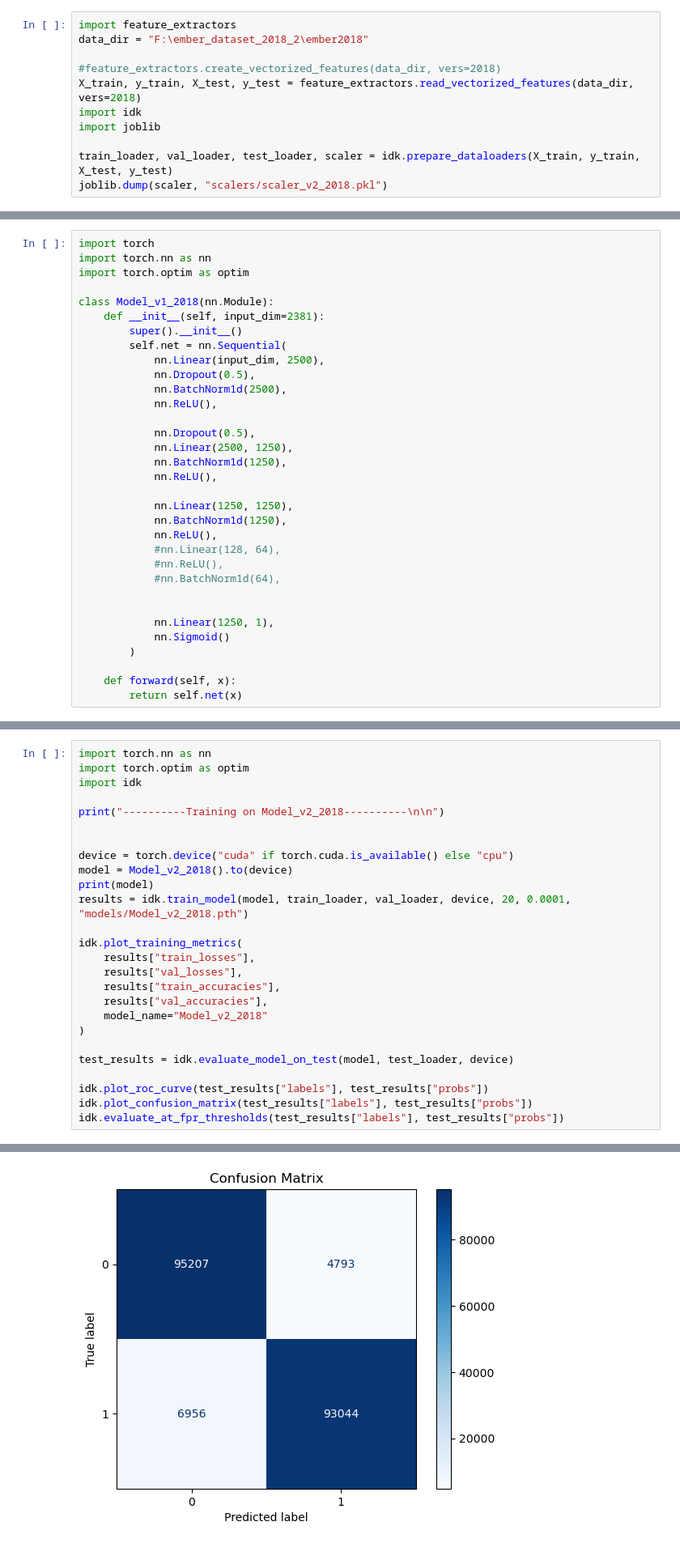
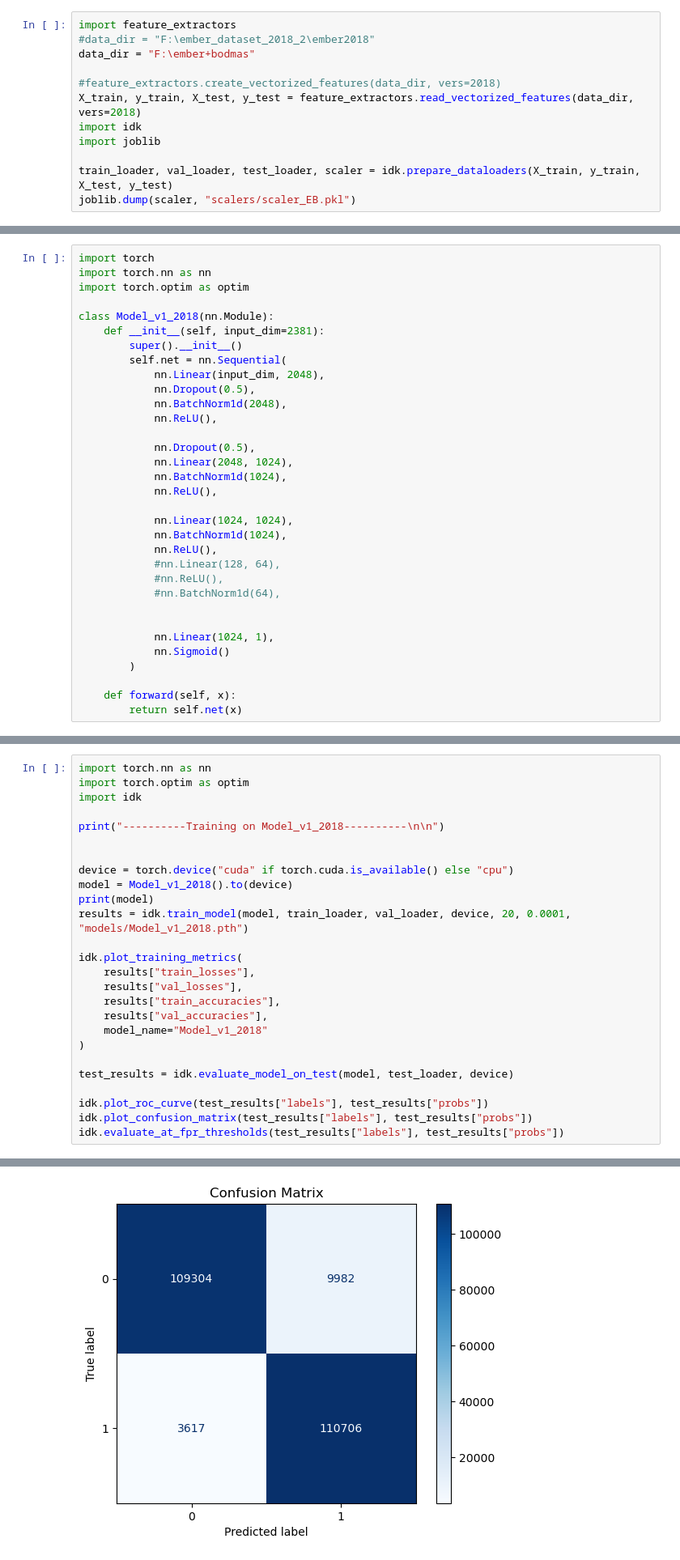
Before and after one commit to AlisaUrsu/SentinelExec_Models, a Jupyter notebook: 2018_dataset.ipynb, the cells around one changed output, grey strips where cells are left out. Shown at 81% size. Drawn from its saved outputs; the diff is of its cells as text.

Commit message:
New model
Former-commit-id: a7021821744db91d9a04e7057faa2df18c5cfff4 [formerly 21009287c3e3e5081cb74d1d4e43978a6d111fb3]
Former-commit-id: e5e78b66cbc0fa8811691ee5da9d63b9b0287c39

```diff
--- a/2018_dataset.ipynb
+++ b/2018_dataset.ipynb
@@ -37,7 +37,8 @@ First 10 values of vector: [5.0184757e-01 8.1245108e-03 4.4033257e-03 4.4247382e
  7.2802469e-04 8.2896929e-04 1.0446237e-03 5.9343188e-04 9.8191563e-04]
 # %%
 import feature_extractors
-data_dir = "F:\ember_dataset_2018_2\ember2018"
+#data_dir = "F:\ember_dataset_2018_2\ember2018"
+data_dir = "F:\ember+bodmas"
 
 #feature_extractors.create_vectorized_features(data_dir, vers=2018)
 X_train, y_train, X_test, y_test = feature_extractors.read_vectorized_features(data_dir, vers=2018)
@@ -45,5 +46,5 @@ import idk
 import joblib
 
 train_loader, val_loader, test_loader, scaler = idk.prepare_dataloaders(X_train, y_train, X_test, y_test)
-joblib.dump(scaler, "scalers/scaler_v2_2018.pkl")
+joblib.dump(scaler, "scalers/scaler_EB.pkl")
 # %% [output]
@@ -57,25 +58,25 @@ class Model_v1_2018(nn.Module):
     def __init__(self, input_dim=2381):
         super().__init__()
         self.net = nn.Sequential(
-            nn.Linear(input_dim, 2500),
+            nn.Linear(input_dim, 2048),
             nn.Dropout(0.5),
-            nn.BatchNorm1d(2500),
+            nn.BatchNorm1d(2048),
             nn.ReLU(),
 
             nn.Dropout(0.5),
-            nn.Linear(2500, 1250),
-            nn.BatchNorm1d(1250),
+            nn.Linear(2048, 1024),
+            nn.BatchNorm1d(1024),
             nn.ReLU(),
 
-            nn.Linear(1250, 1250),
-            nn.BatchNorm1d(1250),
+            nn.Linear(1024, 1024),
+            nn.BatchNorm1d(1024),
             nn.ReLU(),
             #nn.Linear(128, 64),
             #nn.ReLU(),
             #nn.BatchNorm1d(64),
 
 
-            nn.Linear(1250, 1),
+            nn.Linear(1024, 1),
             nn.Sigmoid()
         )
 
@@ -121,20 +195,20 @@ import torch.nn as nn
 import torch.optim as optim
 import idk
 
-print("----------Training on Model_v2_2018----------\n\n")
+print("----------Training on Model_v1_2018----------\n\n")
 
 
 device = torch.device("cuda" if torch.cuda.is_available() else "cpu")
-model = Model_v2_2018().to(device)
+model = Model_v1_2018().to(device)
 print(model)
-results = idk.train_model(model, train_loader, val_loader, device, 20, 0.0001, "models/Model_v2_2018.pth")
+results = idk.train_model(model, train_loader, val_loader, device, 20, 0.0001, "models/Model_v1_2018.pth")
 
 idk.plot_training_metrics(
     results["train_losses"],
     results["val_losses"],
     results["train_accuracies"],
     results["val_accuracies"],
-    model_name="Model_v2_2018"
+    model_name="Model_v1_2018"
 )
 
 test_results = idk.evaluate_model_on_test(model, test_loader, device)
@@ -171,2 +245,2 @@ AUC Score: 0.986043
-[figure, old version]
+[figure, new version]
 Performance at 1.0% FPR:
```
Also changed, not shown: parts of 8 cells of this notebook, 9 other files.
